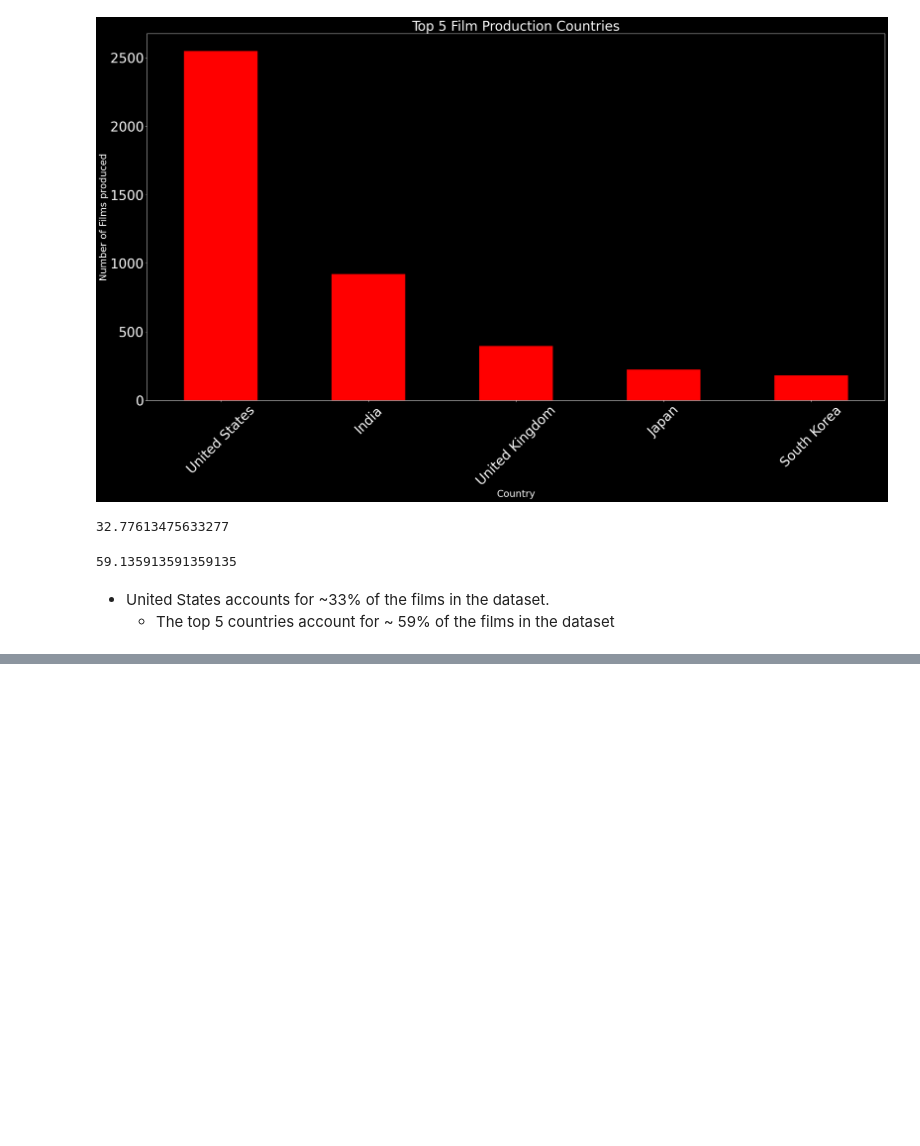
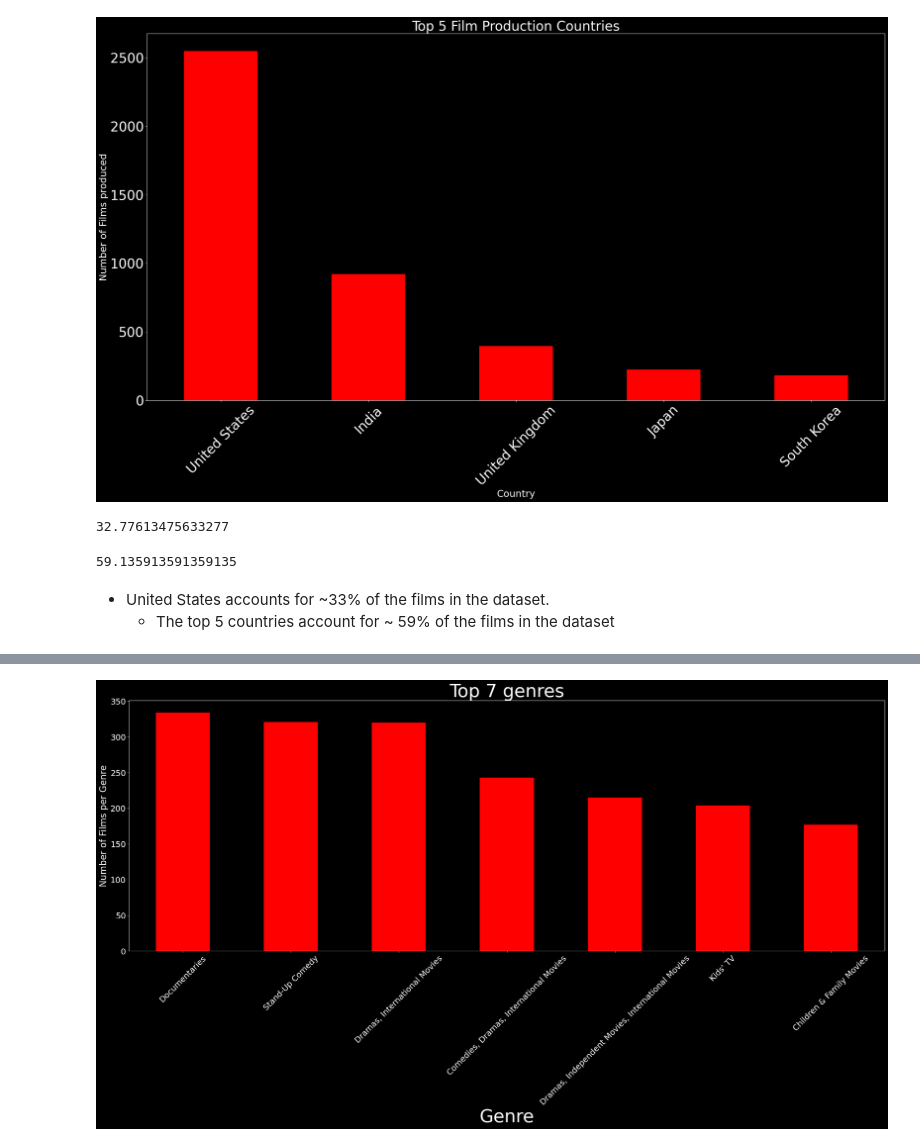
Before and after one commit to JanKosgei/Netflix-Recommendations, a Jupyter notebook: K-Means Netflix.ipynb, the cells around one changed output, grey strips where cells are left out. Cells and saved outputs as stored; diff of their text form; code cells hidden in the pictures; blank space fills up the shorter version.

```diff
--- a/K-Means Netflix.ipynb
+++ b/K-Means Netflix.ipynb
@@ -215,0 +228,11 @@ Netflix.country.value_counts().nlargest(5).sum()/len(Netflix)*100
+# %%
+plt.figure(figsize=(30,10))
+plt.rcParams['font.size'] = 18
+
+Netflix.listed_in.value_counts().nlargest(7).plot(kind='bar', color='red')
+plt.ylabel('Number of Films per Genre').set_fontsize(20)
+plt.xlabel('Genre').set_fontsize(40)
+plt.xticks(rotation = 45)
+plt.title('Top 7 genres').set_fontsize(40)
+# %% [output]
+[figure, added]
```
Also changed, not shown: parts of 2 cells of this notebook.
